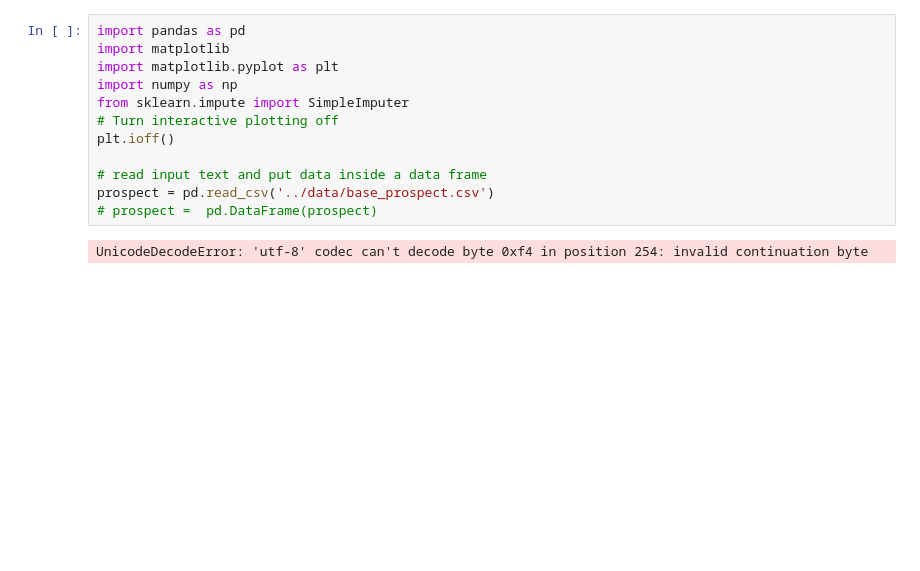
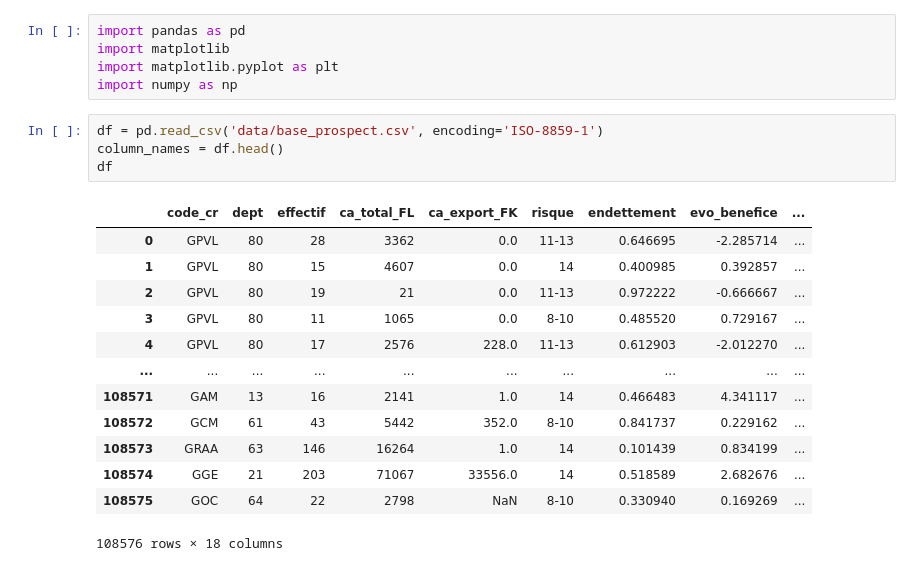
Before and after one commit to iammouadagr/app-bi-Prospect-compagnie-assurances, a Jupyter notebook: src/exploration.ipynb, the cells around one changed output. Drawn from its saved outputs; the diff is of its cells as text; blank space fills up the shorter version.

```diff
--- a/src/exploration.ipynb
+++ b/src/exploration.ipynb
@@ -3,12 +3,21 @@ import pandas as pd
 import matplotlib
 import matplotlib.pyplot as plt
 import numpy as np
-from sklearn.impute import SimpleImputer
-# Turn interactive plotting off
-plt.ioff()
-
-# read input text and put data inside a data frame
-prospect = pd.read_csv('../data/base_prospect.csv')
-# prospect =  pd.DataFrame(prospect)
-# %% [output]
-UnicodeDecodeError: 'utf-8' codec can't decode byte 0xf4 in position 254: invalid continuation byte
+# %%
+df = pd.read_csv('data/base_prospect.csv', encoding='ISO-8859-1')
+column_names = df.head()
+df
+# %% [output]
+|  | code_cr | dept | effectif | ca_total_FL | ca_export_FK | risque | endettement | evo_benefice | ... |
+| 0 | GPVL | 80 | 28 | 3362 | 0.0 | 11-13 | 0.646695 | -2.285714 | ... |
+| 1 | GPVL | 80 | 15 | 4607 | 0.0 | 14 | 0.400985 | 0.392857 | ... |
+| 2 | GPVL | 80 | 19 | 21 | 0.0 | 11-13 | 0.972222 | -0.666667 | ... |
+| 3 | GPVL | 80 | 11 | 1065 | 0.0 | 8-10 | 0.485520 | 0.729167 | ... |
+| 4 | GPVL | 80 | 17 | 2576 | 228.0 | 11-13 | 0.612903 | -2.012270 | ... |
+| ... | ... | ... | ... | ... | ... | ... | ... | ... | ... |
+| 108571 | GAM | 13 | 16 | 2141 | 1.0 | 14 | 0.466483 | 4.341117 | ... |
+| 108572 | GCM | 61 | 43 | 5442 | 352.0 | 8-10 | 0.841737 | 0.229162 | ... |
+| 108573 | GRAA | 63 | 146 | 16264 | 1.0 | 14 | 0.101439 | 0.834199 | ... |
+| 108574 | GGE | 21 | 203 | 71067 | 33556.0 | 14 | 0.518589 | 2.682676 | ... |
+| 108575 | GOC | 64 | 22 | 2798 | NaN | 8-10 | 0.330940 | 0.169269 | ... |
+108576 rows × 18 columns
```
Also changed, not shown: parts of 15 cells of this notebook, 2 other files.
